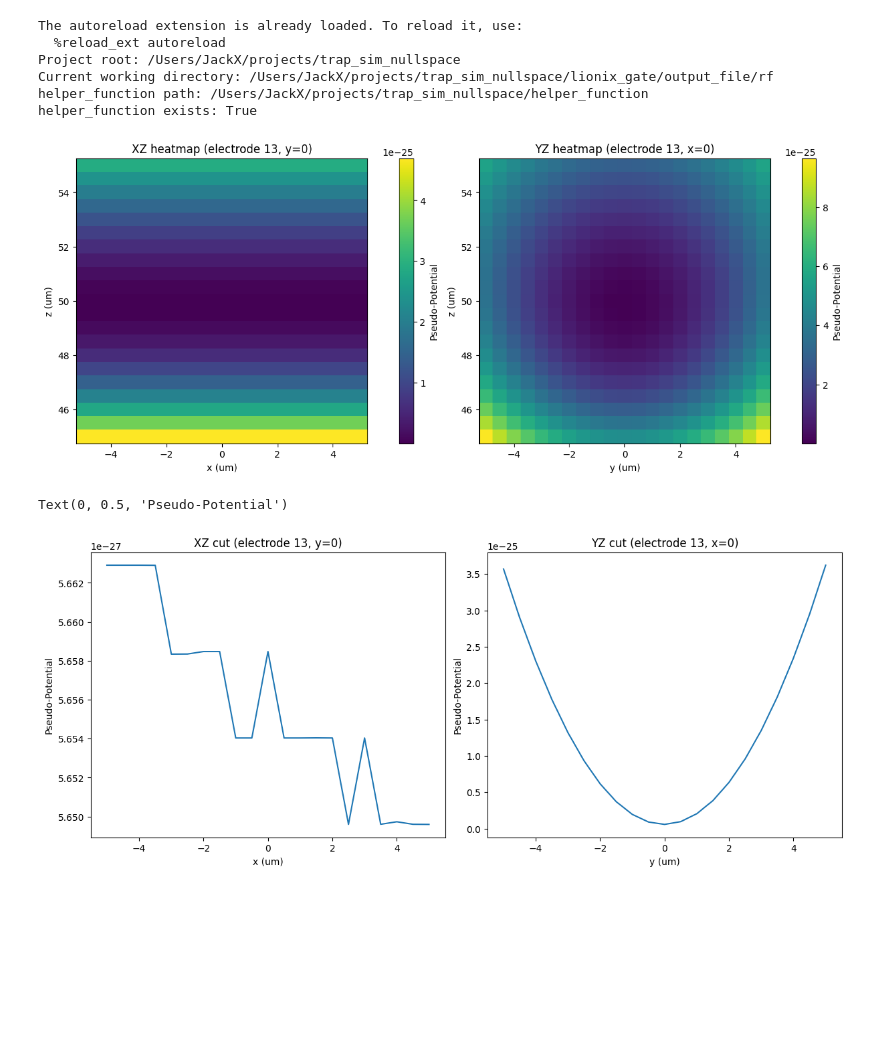
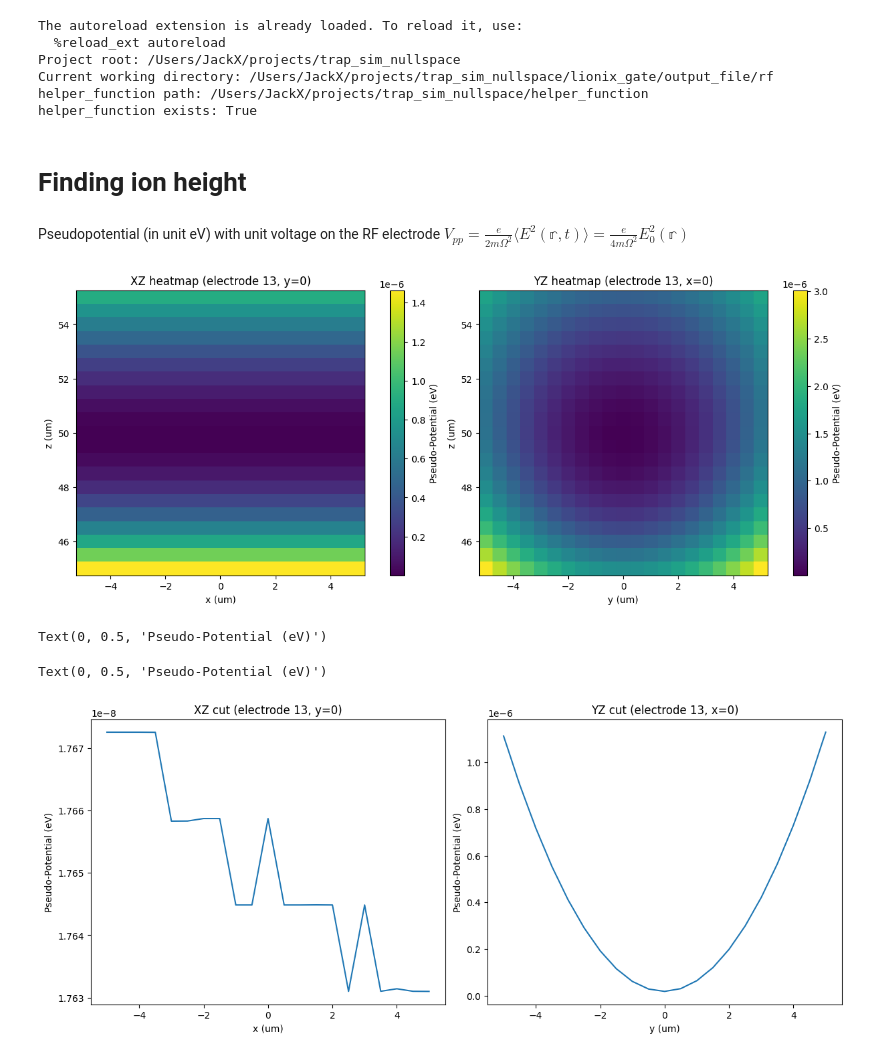
Before and after one commit to PQEGroup/trap_sim_nullspace, a Jupyter notebook: lionix_gate/output_file/rf/rf_analysis.ipynb, the cells around one changed output. Cells and saved outputs as stored; diff of their text form; code cells hidden in the pictures; blank space fills up the shorter version.

```diff
--- a/lionix_gate/output_file/rf/rf_analysis.ipynb
+++ b/lionix_gate/output_file/rf/rf_analysis.ipynb
@@ -46,14 +46,35 @@ helper_function exists: True
 charge = 1.602176634e-19  # Coulombs
 mass = 40 * 1.66053906660e-27  # kg (mass of Ca+ ion)
 Omega = 2 * np.pi * 50e6  # rad/s (RF drive frequency)
-pseudo_factor = charge**2 / (4 * mass * Omega**2)
+pseudo_factor = charge / (4 * mass * Omega**2)
+# %% [markdown]
+# Finding ion height
 # %%
 from post_processing import read_post_processed
 
 x, y, z, potentials = read_post_processed(filename="rf_sim_out.h5", electrode_names=[13])
+# %% [markdown]
+Pseudopotential (in unit eV) with unit voltage on the RF electrode
+$V_{pp} = \frac{e}{2m\Omega^2}\langle E^2(\mathbb{r},t)\rangle = \frac{e}{4m\Omega^2}E_0^2(\mathbb{r})$
 # %%
-Ex, Ey, Ez = np.gradient(-potentials[13], x[:, 0, 0], y[0, :, 0], z[0, 0, :], edge_order=2)
-pseudo_potential = pseudo_factor * (Ex**2 + Ey**2 + Ez**2)
+phi_rf = -potentials[13]
+x_axis = x[:, 0, 0]
+y_axis = y[0, :, 0]
+z_axis = z[0, 0, :]
+
+nx, ny, nz = phi_rf.shape
+Ex = np.zeros_like(phi_rf)
+Ey = np.zeros_like(phi_rf)
+Ez = np.zeros_like(phi_rf)
+
+if nx > 1:
+    Ex = np.gradient(phi_rf, x_axis, axis=0, edge_order=1 if nx < 3 else 2)
+if ny > 1:
+    Ey = np.gradient(phi_rf, y_axis, axis=1, edge_order=1 if ny < 3 else 2)
+if nz > 1:
+    Ez = np.gradient(phi_rf, z_axis, axis=2, edge_order=1 if nz < 3 else 2)
+
+pseudo_potential = pseudo_factor * (Ex**2 + Ey**2 + Ez**2) / 2
 # %%
 phi = pseudo_potential
 
@@ -61,36 +82,36 @@ phi = pseudo_potential
 x_axis = x[:, 0, 0]
 y_axis = y[0, :, 0]
 
 x_idx = int(np.argmin(np.abs(x_axis - 0.0))) if np.any(np.isfinite(x_axis)) else x.shape[0] // 2
 y_idx = int(np.argmin(np.abs(y_axis - 0.0))) if np.any(np.isfinite(y_axis)) else y.shape[1] // 2
 
 # xz slice at fixed y
 X_xz = x[:, y_idx, :]
 Z_xz = z[:, y_idx, :]
 P_xz = phi[:, y_idx, :]
 
 # yz slice at fixed x
 Y_yz = y[x_idx, :, :]
 Z_yz = z[x_idx, :, :]
 P_yz = phi[x_idx, :, :]
 
 fig, axes = plt.subplots(1, 2, figsize=(12, 5), constrained_layout=True)
 
 hm1 = axes[0].pcolormesh(X_xz*1e6, Z_xz*1e6, P_xz, shading="auto", cmap="viridis")
 axes[0].set_title(f"XZ heatmap (electrode {electrode}, y={y_axis[y_idx]*1e6:.4g})")
 axes[0].set_xlabel("x (um)")
 axes[0].set_ylabel("z (um)")
-fig.colorbar(hm1, ax=axes[0], label="Pseudo-Potential")
+fig.colorbar(hm1, ax=axes[0], label="Pseudo-Potential (eV)")
 
 hm2 = axes[1].pcolormesh(Y_yz*1e6, Z_yz*1e6, P_yz, shading="auto", cmap="viridis")
 axes[1].set_title(f"YZ heatmap (electrode {electrode}, x={x_axis[x_idx]*1e6:.4g})")
 axes[1].set_xlabel("y (um)")
 axes[1].set_ylabel("z (um)")
-fig.colorbar(hm2, ax=axes[1], label="Pseudo-Potential")
+fig.colorbar(hm2, ax=axes[1], label="Pseudo-Potential (eV)")
 
 plt.show()
 # %% [output]
-[figure, old version]
+[figure, new version]
 # %%
 ion_height_index = np.argmin(pseudo_potential[0, 0, :])
 ion_height_ansatz = z[0, 0, ion_height_index]  # Assuming ion is near the center of the trap
@@ -102,15 +123,16 @@ fig, axes = plt.subplots(1, 2, figsize=(12, 5), constrained_layout=True)
 axes[0].plot(x[:, y_center_index, ion_height_index]*1e6, pseudo_potential[:, y_center_index, ion_height_index])
 axes[0].set_title(f"XZ cut (electrode {electrode}, y={y_axis[y_center_index]*1e6:.4g})")
 axes[0].set_xlabel("x (um)")
-axes[0].set_ylabel("Pseudo-Potential")
+axes[0].set_ylabel("Pseudo-Potential (eV)")
 
 axes[1].plot(y[x_center_index, :, ion_height_index]*1e6, pseudo_potential[x_center_index, :, ion_height_index])
 axes[1].set_title(f"YZ cut (electrode {electrode}, x={x_axis[x_center_index]*1e6:.4g})")
 axes[1].set_xlabel("y (um)")
-axes[1].set_ylabel("Pseudo-Potential")
+axes[1].set_ylabel("Pseudo-Potential (eV)")
 # %% [output]
-Text(0, 0.5, 'Pseudo-Potential')
+Text(0, 0.5, 'Pseudo-Potential (eV)')
+Text(0, 0.5, 'Pseudo-Potential (eV)')
-[figure, old version]
+[figure, new version]
 # %%
 phi_z = pseudo_potential[x_center_index, y_center_index, :]
 z_vals = z[0, 0, :]
```
Also changed, not shown: parts of 15 cells of this notebook, 2 other files.
